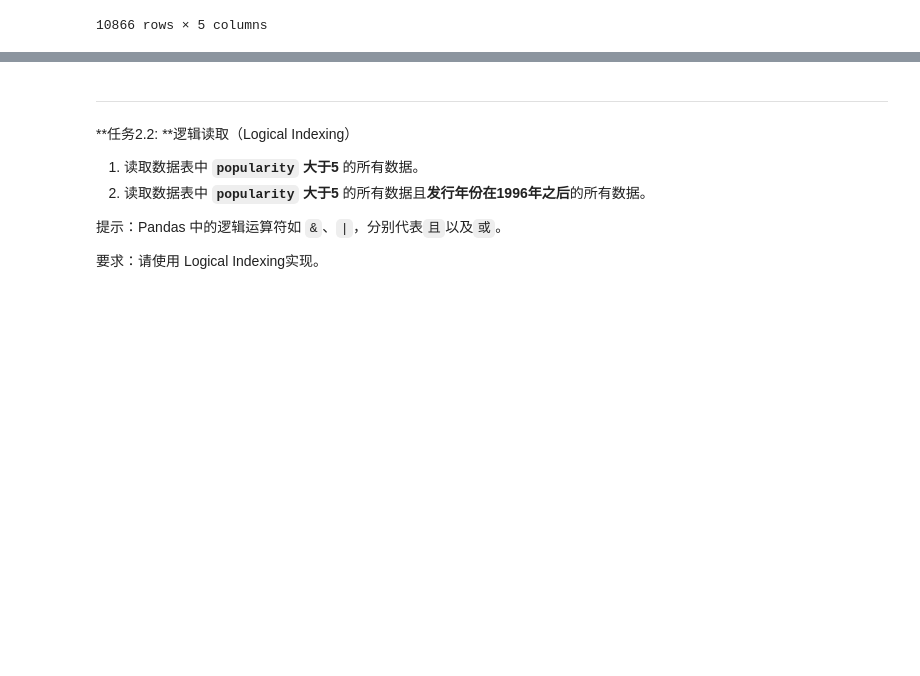
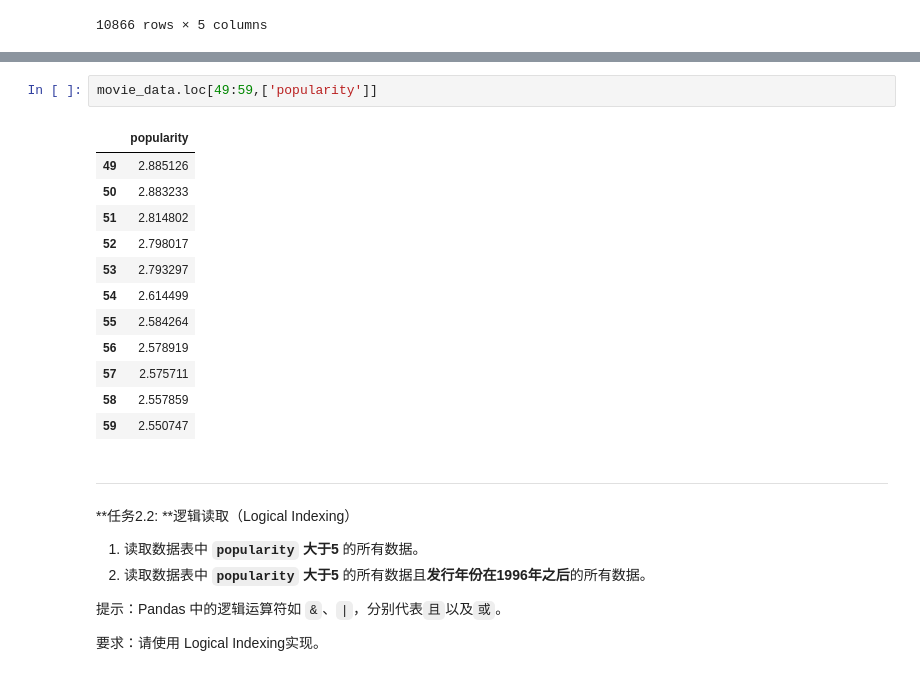
Before and after one commit to Kenifx/Movie, a Jupyter notebook: Explore Movie Dataset.ipynb, the cells around one changed output, grey strips where cells are left out. Drawn from its saved outputs; the diff is of its cells as text; blank space fills up the shorter version.

```diff
--- a/Explore Movie Dataset.ipynb
+++ b/Explore Movie Dataset.ipynb
@@ -237,3 +238,18 @@ movie_data.iloc[list3]
+# %%
+movie_data.loc[49:59,['popularity']]
+# %% [output]
+|  | popularity |
+| 49 | 2.885126 |
+| 50 | 2.883233 |
+| 51 | 2.814802 |
+| 52 | 2.798017 |
+| 53 | 2.793297 |
+| 54 | 2.614499 |
+| 55 | 2.584264 |
+| 56 | 2.578919 |
+| 57 | 2.575711 |
+| 58 | 2.557859 |
+| 59 | 2.550747 |
 # %% [markdown]
 ---
 
```
Also changed, not shown: parts of 6 cells of this notebook, 1 other file.
